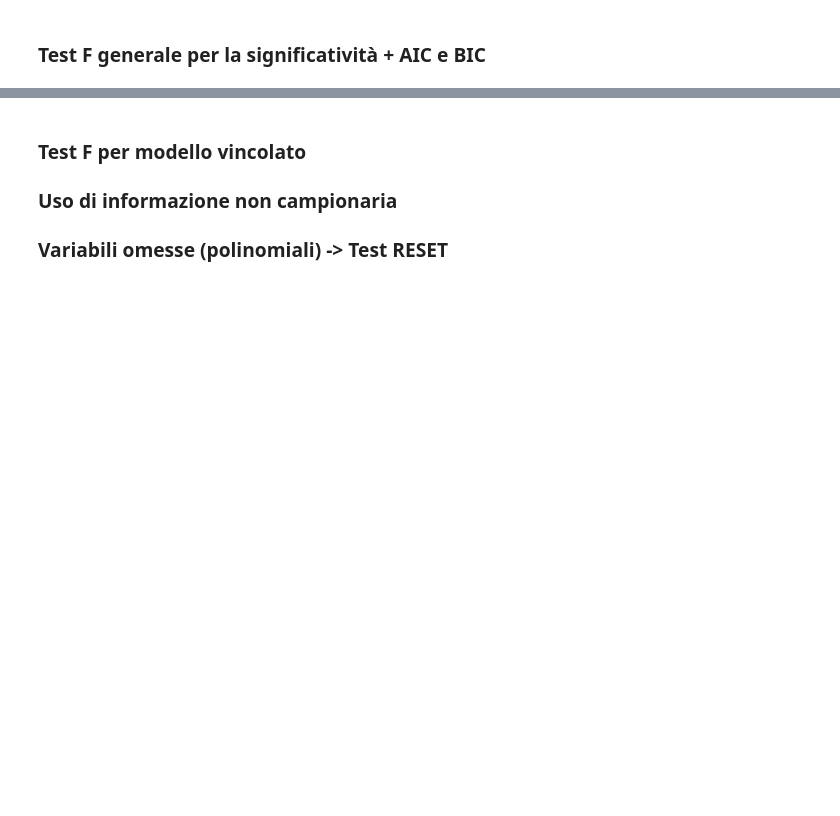
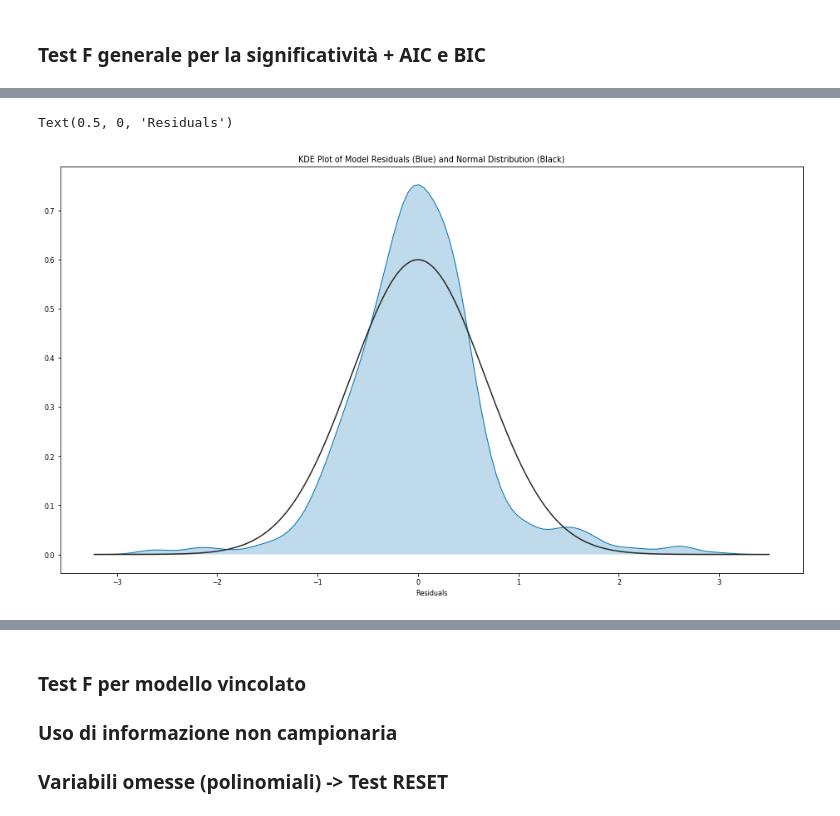
Before and after one commit to alepistola/HumanDataScience, a Jupyter notebook: hds_project.ipynb, the cells around one changed output, grey strips where cells are left out. Saved outputs shown, nothing was run; the diff lists cells and outputs as text; code cells hidden in the pictures; blank space fills up the shorter version.

```diff
--- a/hds_project.ipynb
+++ b/hds_project.ipynb
@@ -1101,11 +1106,11 @@ Scelta analizzando le 4 forme proposte secondo teoria economica, stime dei coeff
 # %%
 df_1["Year"] = df_1["Year"].astype(str)
 
-back_formula_log_log = 'np.log(GDPcapita) ~ (np.log(NoSchooling) + np.log(PrimaryTotal) + np.log(SecondaryTotal) + np.log(TertiaryTotal) + (AvgYearsOfTotalSchooling) * (EducationalExpenditure)) - 1'
-formula_log_log = 'np.log(GDPcapita) ~ np.log(NoSchooling) + np.log(PrimaryTotal) + np.log(SecondaryTotal) + np.log(TertiaryTotal) + (AvgYearsOfTotalSchooling) * (EducationalExpenditure) + (1|Region/Country) + (1|Year) - 1'
-formula_log_lin = 'np.log(GDPcapita) ~ (NoSchooling) + (PrimaryTotal) + (SecondaryTotal) + (TertiaryTotal) + (AvgYearsOfTotalSchooling) + (EducationalExpenditure) - 1'
+formula_log_log = 'np.log(GDPcapita) ~ (np.log(NoSchooling) + np.log(PrimaryTotal) + np.log(SecondaryTotal) + np.log(TertiaryTotal) + (AvgYearsOfTotalSchooling) * (EducationalExpenditure))'
+back_formula_log_log = 'np.log(GDPcapita) ~ np.log(NoSchooling) + np.log(PrimaryTotal) + np.log(SecondaryTotal) + np.log(TertiaryTotal) + (AvgYearsOfTotalSchooling) * (EducationalExpenditure) + (1|Region/Country) + (1|Year) - 1'
+formula_log_lin = 'np.log(GDPcapita) ~ (NoSchooling) + (PrimaryTotal) + (SecondaryTotal) + (TertiaryTotal) + (AvgYearsOfTotalSchooling) * (EducationalExpenditure) - 1'
 formula_lin_log = 'GDPcapita ~ (np.log(NoSchooling) + np.log(PrimaryTotal) + np.log(SecondaryTotal) + np.log(TertiaryTotal) + np.log(AvgYearsOfTotalSchooling) + np.log(EducationalExpenditure)) - 1'
-formula_lin_lin = 'GDPcapita ~ NoSchooling + PrimaryTotal + SecondaryTotal + TertiaryTotal + AvgYearsOfTotalSchooling * EducationalExpenditure - 1'
+formula_lin_lin = 'GDPcapita ~ NoSchooling + PrimaryTotal + SecondaryTotal + TertiaryTotal + AvgYearsOfTotalSchooling * EducationalExpenditure'
 
 y_1, X_1 = dmatrices(formula_log_log, data=df_1, return_type='dataframe')
 y_2, X_2 = dmatrices(formula_log_lin, data=df_1, return_type='dataframe')
@@ -1115,9 +1120,9 @@ y_4, X_4 = dmatrices(formula_lin_lin, data=df_1, return_type='dataframe')
 
 #log_log_model = sm.MixedLM(y_1, X_1, groups=df_1['Country'])
 log_log_model = sm.MixedLM(y_1, X_1, groups=df_1['Region'])
-log_lin_model = sm.MixedLM(y_2, X_2, groups=df_1['Country'])
-lin_log_model = sm.MixedLM(y_3, X_3, groups=df_1['Country'])
-lin_lin_model = sm.MixedLM(y_4, X_4, groups=df_1['Country'])
+log_lin_model = sm.MixedLM(y_2, X_2, groups=df_1['Region'])
+lin_log_model = sm.MixedLM(y_3, X_3, groups=df_1['Region'])
+lin_lin_model = sm.MixedLM(y_4, X_4, groups=df_1['Region'])
 
 log_log_result = log_log_model.fit(reml=False)
 log_lin_result = log_lin_model.fit(reml=False)
@@ -1130,4 +1135,7 @@ print(log_log_result.summary())
 print(log_lin_result.summary())
 print(lin_log_result.summary())
 print(lin_lin_result.summary())
+
+print(log_lin_result.random_effects)
+print(log_log_result.random_effects)
 # %% [output]
@@ -1235,0 +1275,10 @@ plt.show()
+# %%
+fig = plt.figure(figsize = (16, 9))
+
+ax = sns.distplot(log_lin_result.resid, hist = False, kde_kws = {"shade" : True, "lw": 1}, fit = stats.norm)
+
+ax.set_title("KDE Plot of Model Residuals (Blue) and Normal Distribution (Black)")
+ax.set_xlabel("Residuals")
+# %% [output]
+Text(0.5, 0, 'Residuals')
+[figure, added]
```
Also changed, not shown: parts of 18 cells of this notebook.
